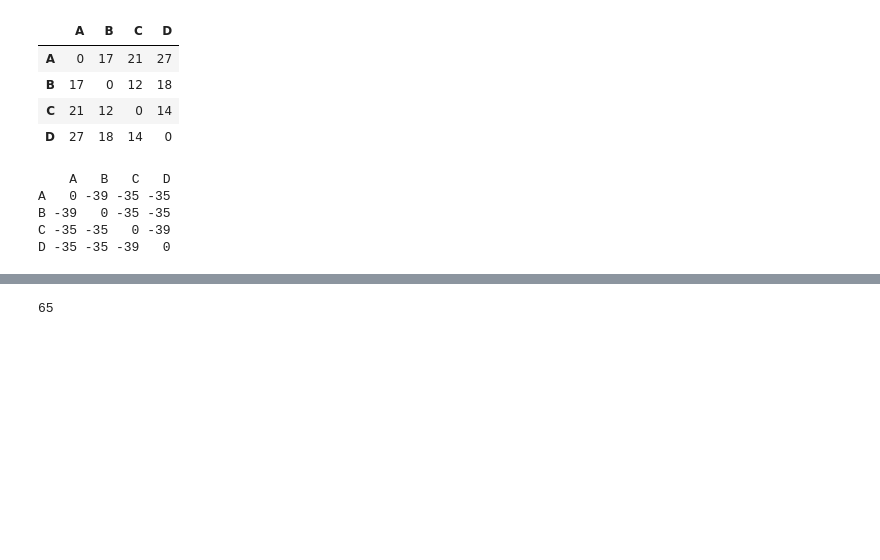
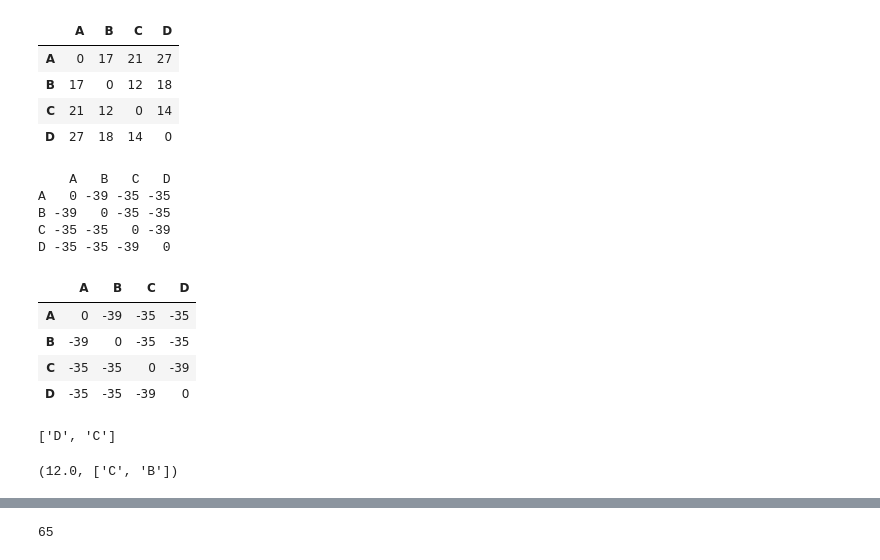
Before and after one commit to LechlechLatifa/Reconstruction-algorithms-phylogenetic-trees, a Jupyter notebook: nj_v0.ipynb, the cells around one changed output, grey strips where cells are left out. Saved outputs shown, nothing was run; the diff lists cells and outputs as text; code cells hidden in the pictures; blank space fills up the shorter version.

```diff
--- a/nj_v0.ipynb
+++ b/nj_v0.ipynb
@@ -76,0 +91,17 @@ row_sums['A']
+# %%
+df_example_2_second
+# %% [output]
+|  | A | B | C | D |
+| A | 0 | -39 | -35 | -35 |
+| B | -39 | 0 | -35 | -35 |
+| C | -35 | -35 | 0 | -39 |
+| D | -35 | -35 | -39 | 0 |
+# %%
+min_list, min_indices = min_val_index_df(df_example_2_second)
+min_indices
+# %% [output]
+['D', 'C']
+# %%
+min_val_positif_index_df(df_example_2)
+# %% [output]
+(12.0, ['C', 'B'])
```
Also changed, not shown: parts of 12 cells of this notebook.
